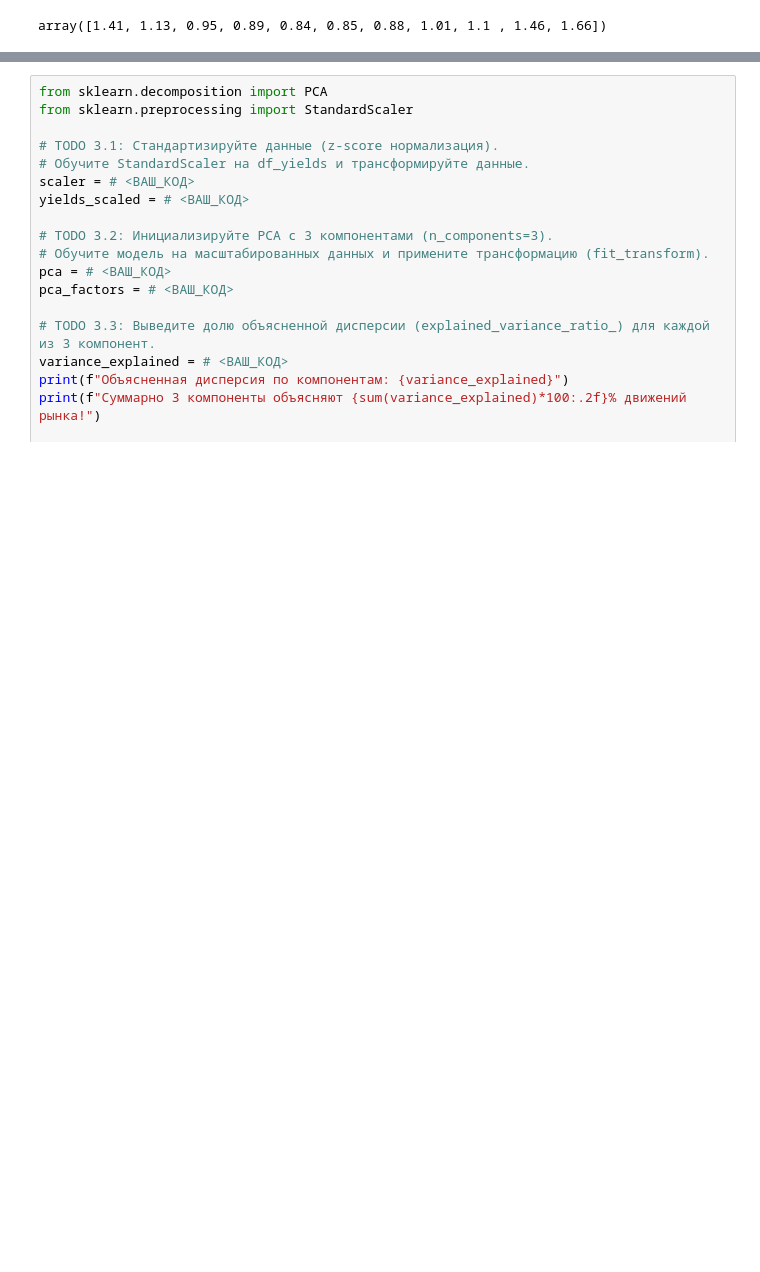
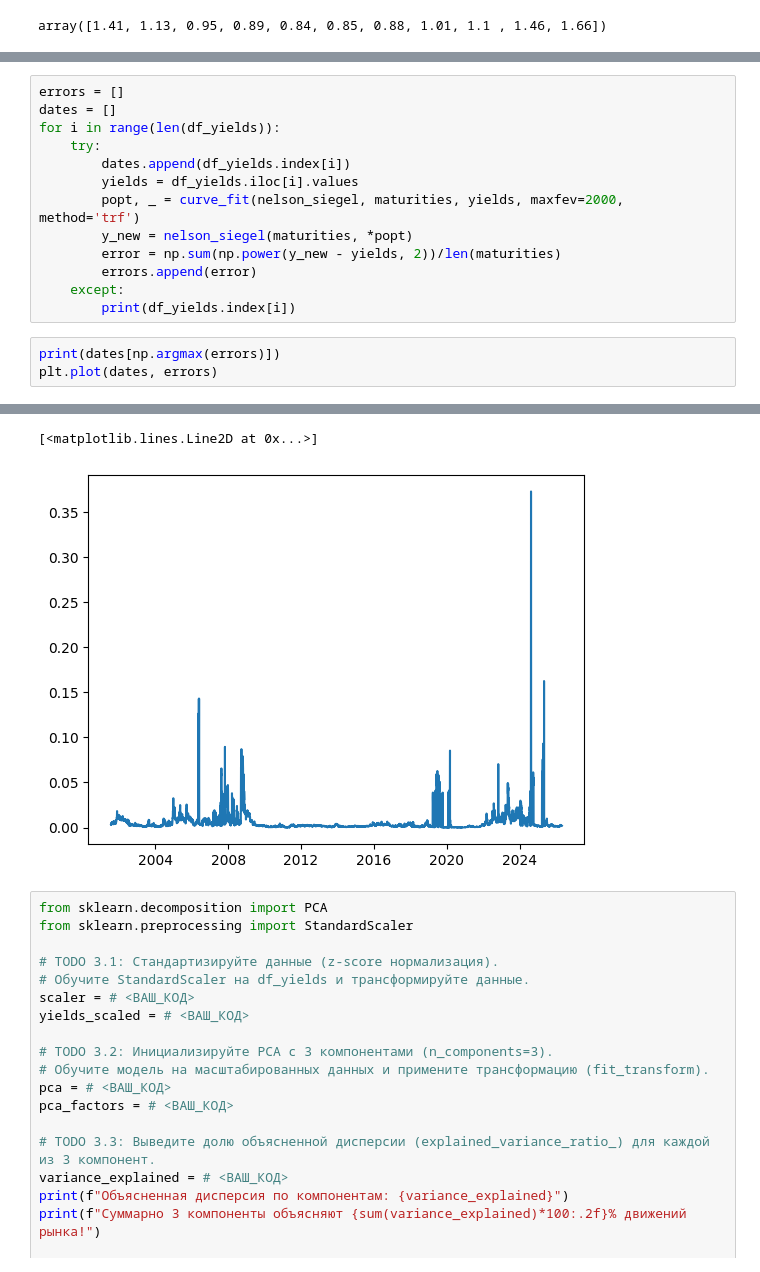
Before and after one commit to SemVan/BankingCourse, a Jupyter notebook: Seminar2.ipynb, the cells around one changed output, grey strips where cells are left out. Drawn from its saved outputs; the diff is of its cells as text; blank space fills up the shorter version.

```diff
--- a/Seminar2.ipynb
+++ b/Seminar2.ipynb
@@ -150,0 +180,17 @@ print(f"Уровень (b0): {popt[0]:.2f}, Наклон (b1): {popt[1]:.2f}, К
+# %%
+errors = []
+dates = []
+for i in range(len(df_yields)):
+    try:
+        dates.append(df_yields.index[i])
+        yields = df_yields.iloc[i].values
+        popt, _ = curve_fit(nelson_siegel, maturities, yields, maxfev=2000, method='trf')
+        y_new = nelson_siegel(maturities, *popt)
+        error = np.sum(np.power(y_new - yields, 2))/len(maturities)
+        errors.append(error)
+    except:
+        print(df_yields.index[i])
+# %%
+print(dates[np.argmax(errors)])
+plt.plot(dates, errors)
+# %% [output]
@@ -151,3 +198,5 @@ print(f"Уровень (b0): {popt[0]:.2f}, Наклон (b1): {popt[1]:.2f}, К
+[<matplotlib.lines.Line2D at 0x...>]
+[figure, added]
 # %%
 from sklearn.decomposition import PCA
 from sklearn.preprocessing import StandardScaler
```
Also changed, not shown: parts of 5 cells of this notebook.
